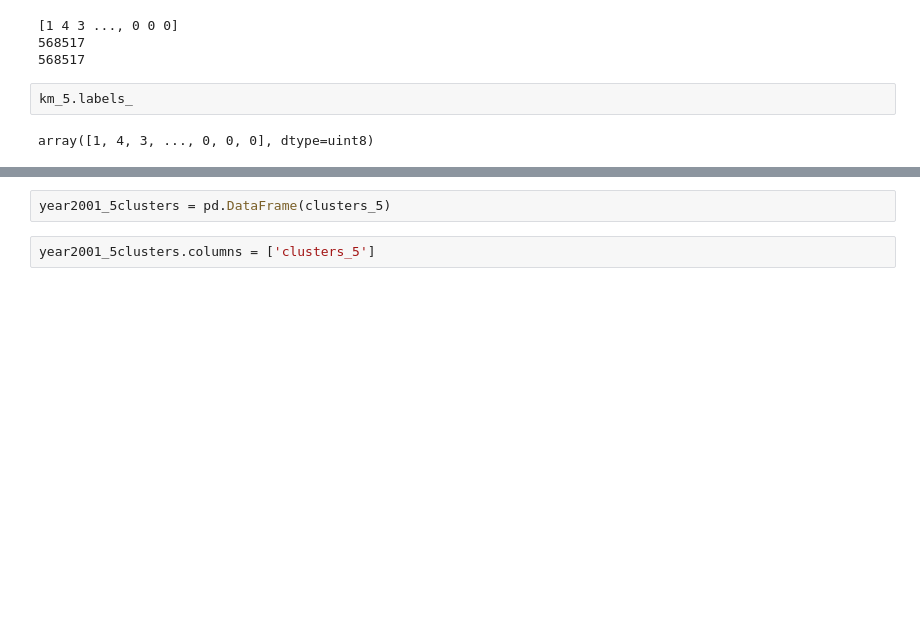
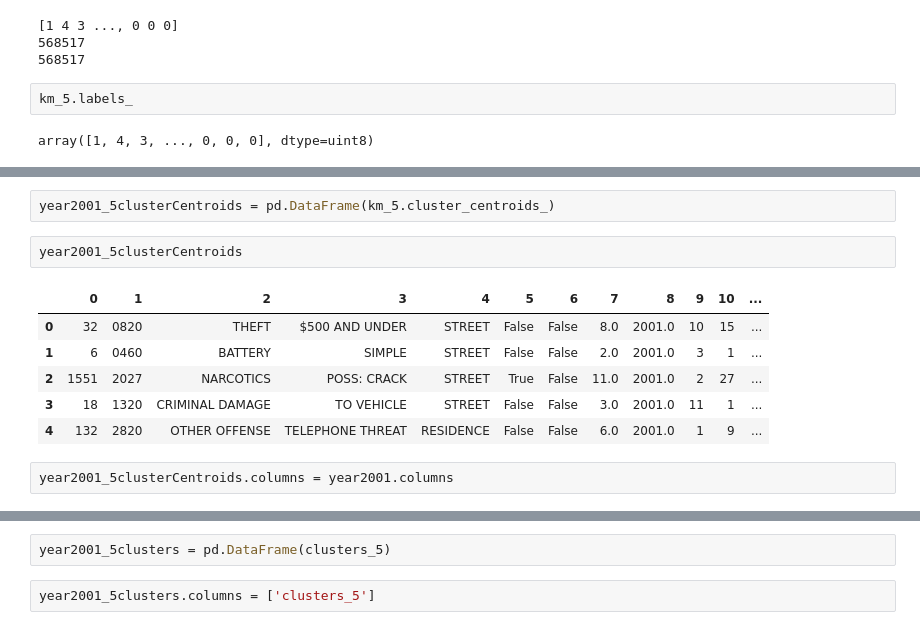
Before and after one commit to jyun38/Unsupervised-MachineLearning, a Jupyter notebook: finalProject/Clustering.ipynb, the cells around one changed output, grey strips where cells are left out. Drawn from its saved outputs; the diff is of its cells as text; blank space fills up the shorter version.

```diff
--- a/finalProject/Clustering.ipynb
+++ b/finalProject/Clustering.ipynb
@@ -180,0 +195,13 @@ array([1, 4, 3, ..., 0, 0, 0], dtype=uint8)
+# %%
+year2001_5clusterCentroids = pd.DataFrame(km_5.cluster_centroids_)
+# %%
+year2001_5clusterCentroids
+# %% [output]
+|  | 0 | 1 | 2 | 3 | 4 | 5 | 6 | 7 | 8 | 9 | 10 | ... |
+| 0 | 32 | 0820 | THEFT | $500 AND UNDER | STREET | False | False | 8.0 | 2001.0 | 10 | 15 | ... |
+| 1 | 6 | 0460 | BATTERY | SIMPLE | STREET | False | False | 2.0 | 2001.0 | 3 | 1 | ... |
+| 2 | 1551 | 2027 | NARCOTICS | POSS: CRACK | STREET | True | False | 11.0 | 2001.0 | 2 | 27 | ... |
+| 3 | 18 | 1320 | CRIMINAL DAMAGE | TO VEHICLE | STREET | False | False | 3.0 | 2001.0 | 11 | 1 | ... |
+| 4 | 132 | 2820 | OTHER OFFENSE | TELEPHONE THREAT | RESIDENCE | False | False | 6.0 | 2001.0 | 1 | 9 | ... |
+# %%
+year2001_5clusterCentroids.columns = year2001.columns
```
Also changed, not shown: parts of 20 cells of this notebook.
